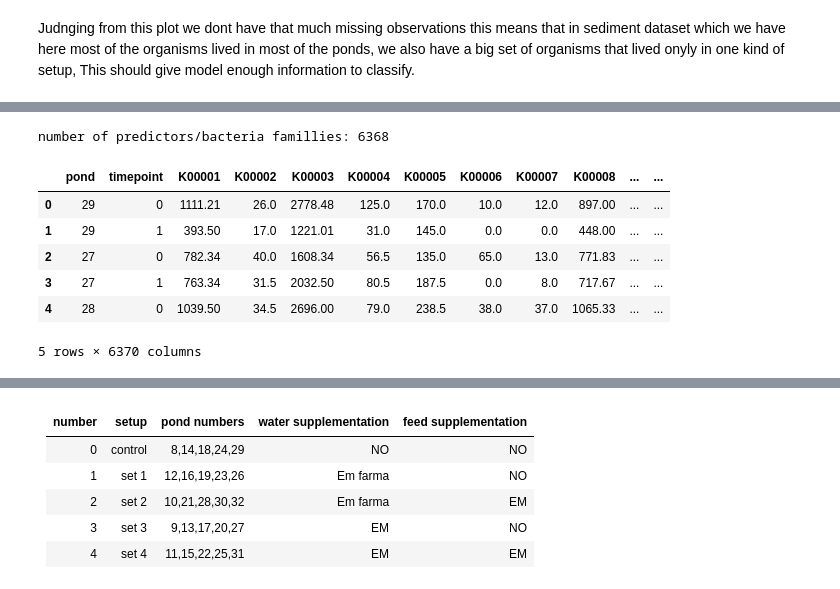
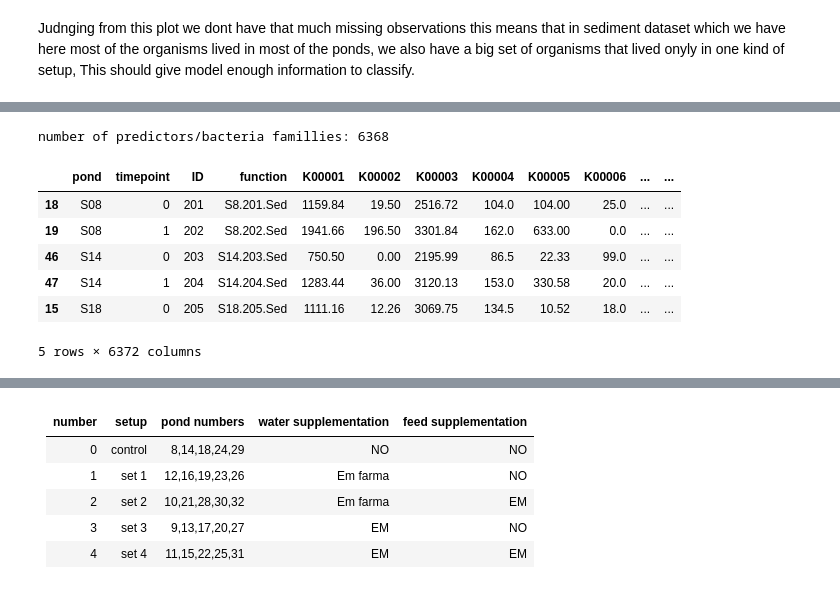
Before and after one commit to paq88/Fish_neural_network_classifier, a Jupyter notebook: sed_based/Sediment_5_KEGG_ortologs.ipynb, the cells around one changed output, grey strips where cells are left out. Drawn from its saved outputs; the diff is of its cells as text; code cells hidden in the pictures.

```diff
--- a/sed_based/Sediment_5_KEGG_ortologs.ipynb
+++ b/sed_based/Sediment_5_KEGG_ortologs.ipynb
@@ -52,21 +52,26 @@ df.head()
+# %%
+ID = df['function'].str.split('.').apply(lambda x: x[1] if len(x) > 1 else None)
+df.insert(1, 'ID', ID)
+# %%
+df.sort_values('ID', inplace=True)
 # %%
-predictors = df.columns[1:]
+predictors = df.columns[3:]
 print(f"number of predictors/bacteria famillies: {len(predictors)}")
 
 # adding collumn with timepoints
 classes = np.tile([0, 1], 25)
 df.insert(1,"timepoint",  classes)
 
 # replacing NaN values with 0
 df.fillna(0, inplace=True)
 
 df.head()
 # %% [output]
 number of predictors/bacteria famillies: 6368
-|  | pond | timepoint | K00001 | K00002 | K00003 | K00004 | K00005 | K00006 | K00007 | K00008 | ... | ... |
-| 0 | 29 | 0 | 1111.21 | 26.0 | 2778.48 | 125.0 | 170.0 | 10.0 | 12.0 | 897.00 | ... | ... |
-| 1 | 29 | 1 | 393.50 | 17.0 | 1221.01 | 31.0 | 145.0 | 0.0 | 0.0 | 448.00 | ... | ... |
-| 2 | 27 | 0 | 782.34 | 40.0 | 1608.34 | 56.5 | 135.0 | 65.0 | 13.0 | 771.83 | ... | ... |
-| 3 | 27 | 1 | 763.34 | 31.5 | 2032.50 | 80.5 | 187.5 | 0.0 | 8.0 | 717.67 | ... | ... |
-| 4 | 28 | 0 | 1039.50 | 34.5 | 2696.00 | 79.0 | 238.5 | 38.0 | 37.0 | 1065.33 | ... | ... |
+|  | pond | timepoint | ID | function | K00001 | K00002 | K00003 | K00004 | K00005 | K00006 | ... | ... |
+| 18 | S08 | 0 | 201 | S8.201.Sed | 1159.84 | 19.50 | 2516.72 | 104.0 | 104.00 | 25.0 | ... | ... |
+| 19 | S08 | 1 | 202 | S8.202.Sed | 1941.66 | 196.50 | 3301.84 | 162.0 | 633.00 | 0.0 | ... | ... |
+| 46 | S14 | 0 | 203 | S14.203.Sed | 750.50 | 0.00 | 2195.99 | 86.5 | 22.33 | 99.0 | ... | ... |
+| 47 | S14 | 1 | 204 | S14.204.Sed | 1283.44 | 36.00 | 3120.13 | 153.0 | 330.58 | 20.0 | ... | ... |
+| 15 | S18 | 0 | 205 | S18.205.Sed | 1111.16 | 12.26 | 3069.75 | 134.5 | 10.52 | 18.0 | ... | ... |
-5 rows × 6370 columns
+5 rows × 6372 columns
```
Also changed, not shown: parts of 4 cells of this notebook, 57 other files.
